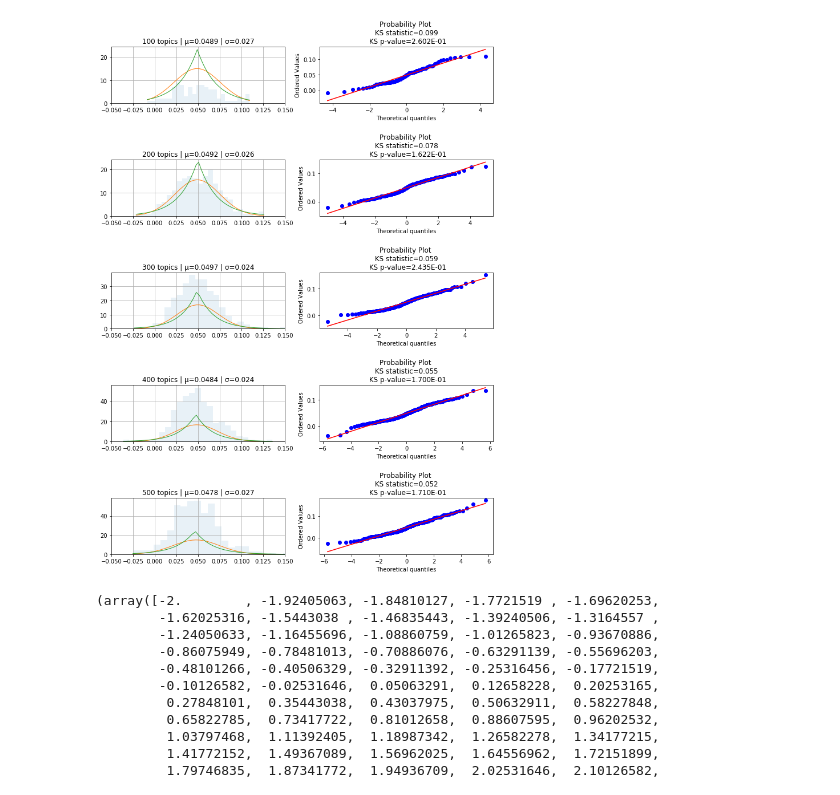
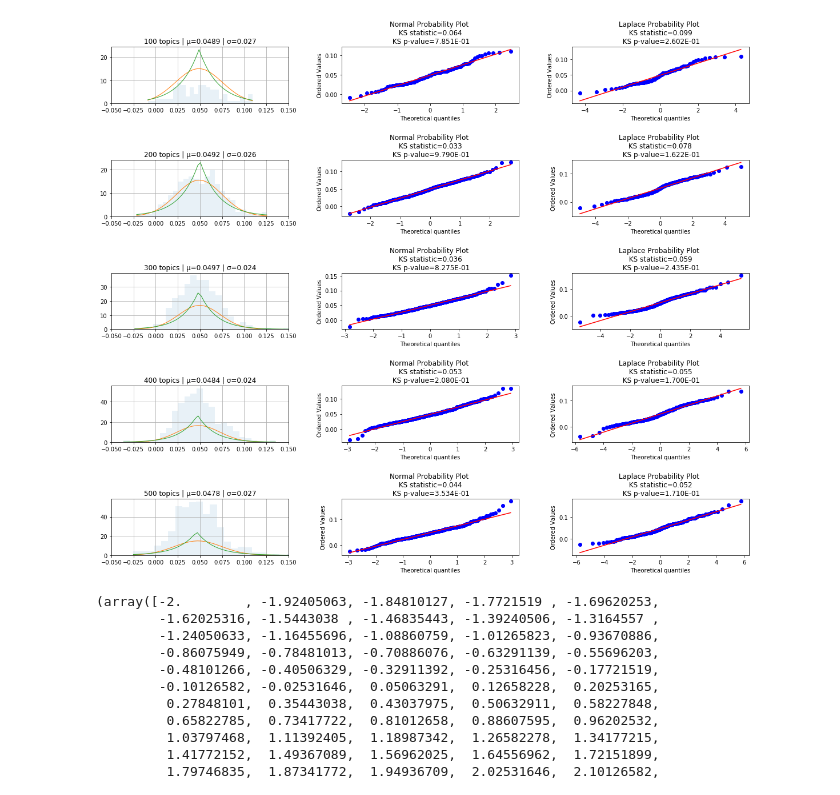
Before and after one commit to abuonomo/topic-emergence-ADS, a Jupyter notebook: notebook/arb-alchemy-07-astro2010-inference.ipynb, the cells around one changed output. Cells and saved outputs as stored; diff of their text form; code cells hidden in the pictures.

```diff
--- a/notebook/arb-alchemy-07-astro2010-inference.ipynb
+++ b/notebook/arb-alchemy-07-astro2010-inference.ipynb
@@ -18,51 +18,52 @@ chars_locs = {
 }
 # %%
 agg_df = pd.DataFrame()
-plt.figure(figsize = (12, 20))
+plt.figure(figsize = (20, 20))
 for i, (n_topics, chars_loc) in enumerate(chars_locs.items()):
 
     df = pd.read_csv(chars_loc, index_col=0)
+#     df = df[df['count'] >= 500]
 
     xmin = df['CAGR'].min()
     xmax = df['CAGR'].max()
     mu = df['CAGR'].mean(skipna=True)
     std = df['CAGR'].std()
     median = df['CAGR'].median()
     mad0 = mad(df['CAGR'])
 
-    plt.subplot(6, 2, 2*i+1)
+    plt.subplot(6, 3, (i * 3) + 1)
     df['CAGR'].hist(alpha=0.1, bins=25) # this number of bins just for visuals
     x = np.linspace(xmin, xmax, 50)
     p = norm.pdf(x, mu, std)
     plt.plot(x, p, linewidth=1)
 
     l = scipy.stats.laplace.pdf(x, median, mad0)
     plt.plot(x, l, linewidth=1)
     plt.xlim(-0.05, 0.15)
     df['n_topics'] = n_topics
     agg_df = agg_df.append(df)
     plt.title(f"{n_topics} topics | μ={mu:.4f} | σ={std:.3f}")
-    plt.subplots_adjust(hspace=1)
+    plt.subplots_adjust(hspace=1, wspace=0.3)
 
     not_na_cagr = df['CAGR'][~df['CAGR'].isna()]
 
-#     plt.subplot(6, 2, 2*i+2)
+    plt.subplot(6, 3, (i * 3) + 2)
 #     s = scipy.stats.shapiro(not_na_cagr)
-# #     s= scipy.stats.ks_1samp(not_na_cagr, cdf=scipy.stats.norm.cdf, args=(x, mu))
-#     pp = scipy.stats.probplot(not_na_cagr, plot=plt)
+    s = scipy.stats.ks_1samp(not_na_cagr, cdf=scipy.stats.norm.cdf, args=(mu, std))
+    pp = scipy.stats.probplot(not_na_cagr, plot=plt)
 #     plt.title(f'Probability Plot \n Shapiro-Wilks statistic={s.statistic:.3f} \n Shapiro-Wilks p-value={s.pvalue:.3E}')
-# #     plt.title(f'Probability Plot \n KS statistic={s.statistic:.3f} \n KS p-value={s.pvalue:.3E}')
+    plt.title(f'Normal Probability Plot \n KS statistic={s.statistic:.3f} \n KS p-value={s.pvalue:.3E}')
 
-    plt.subplot(6, 2, 2*i+2)
+    plt.subplot(6, 3, (i * 3) + 3)
 #     s = scipy.stats.shapiro(not_na_cagr)
     s= scipy.stats.ks_1samp(not_na_cagr, cdf=scipy.stats.laplace.cdf, args=(median, mad0))
     pp = scipy.stats.probplot(not_na_cagr, plot=plt, dist='laplace')
-    plt.title(f'Probability Plot \n KS statistic={s.statistic:.3f} \n KS p-value={s.pvalue:.3E}')
+    plt.title(f'Laplace Probability Plot \n KS statistic={s.statistic:.3f} \n KS p-value={s.pvalue:.3E}')
 
 plt.show()
 # plt.legend()
 # %% [output]
-[figure, old version]
+[figure, new version]
 # %%
 scipy.stats.ppcc_plot(x, -2, 4, plot=plt)
 # %% [output]
```
Also changed, not shown: 1 other file.
